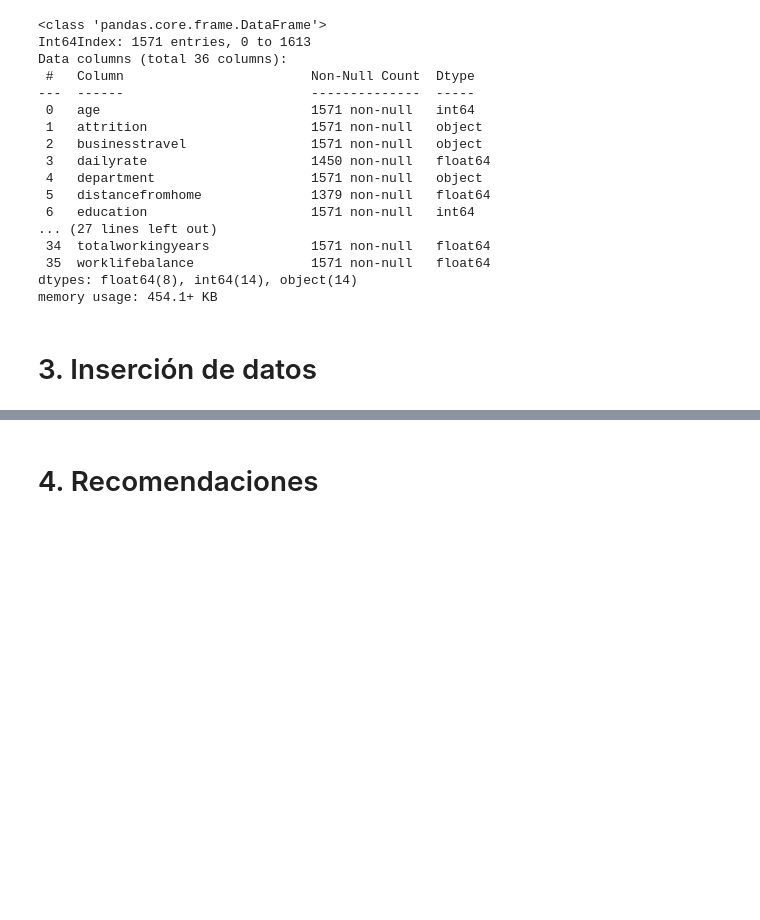
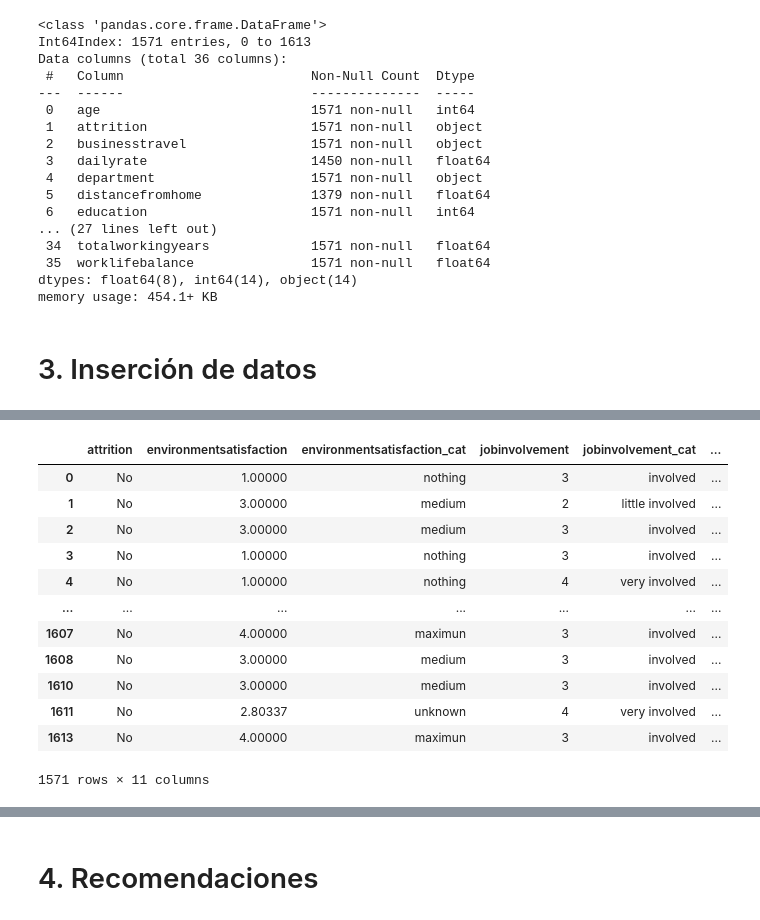
Before and after one commit to Adalab/proyecto-da-promo-Farzana-modulo3-team1, a Jupyter notebook: madre.ipynb, the cells around one changed output, grey strips where cells are left out. Drawn from its saved outputs; the diff is of its cells as text; code cells hidden in the pictures; blank space fills up the shorter version.

```diff
--- a/madre.ipynb
+++ b/madre.ipynb
@@ -717,0 +758,17 @@ memory usage: 454.1+ KB
+# %%
+df_abandono = definitivo[['attrition', 'environmentsatisfaction', 'environmentsatisfaction_cat', 'jobinvolvement', 'jobinvolvement_cat', 'jobsatisfaction','relationshipsatisfaction', 'relationshipsatisfaction_cat', 'worklifebalance', 'worklifebalance_cat', 'employeenumber']]
+df_abandono
+# %% [output]
+|  | attrition | environmentsatisfaction | environmentsatisfaction_cat | jobinvolvement | jobinvolvement_cat | ... |
+| 0 | No | 1.00000 | nothing | 3 | involved | ... |
+| 1 | No | 3.00000 | medium | 2 | little involved | ... |
+| 2 | No | 3.00000 | medium | 3 | involved | ... |
+| 3 | No | 1.00000 | nothing | 3 | involved | ... |
+| 4 | No | 1.00000 | nothing | 4 | very involved | ... |
+| ... | ... | ... | ... | ... | ... | ... |
+| 1607 | No | 4.00000 | maximun | 3 | involved | ... |
+| 1608 | No | 3.00000 | medium | 3 | involved | ... |
+| 1610 | No | 3.00000 | medium | 3 | involved | ... |
+| 1611 | No | 2.80337 | unknown | 4 | very involved | ... |
+| 1613 | No | 4.00000 | maximun | 3 | involved | ... |
+1571 rows × 11 columns
```
Also changed, not shown: parts of 19 cells of this notebook, 1 other file.
